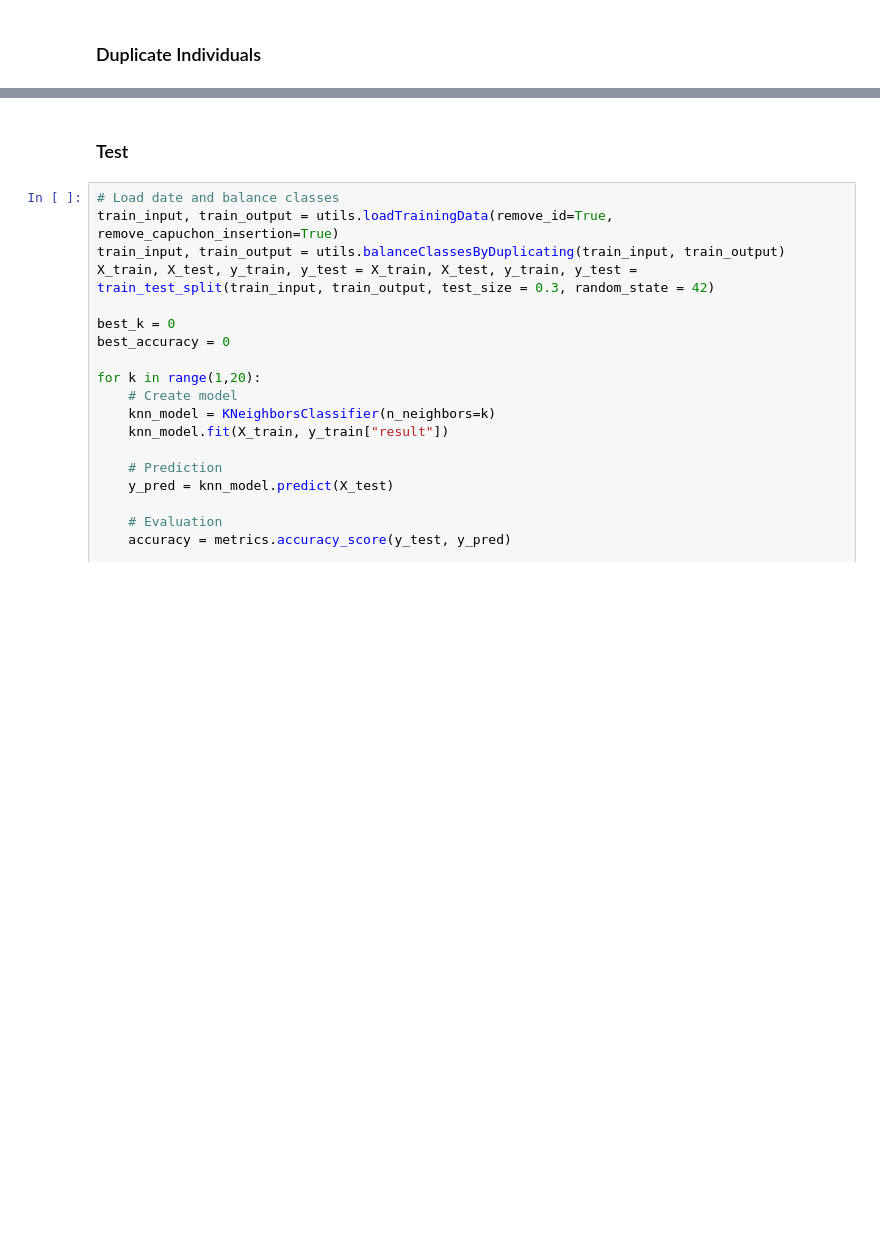
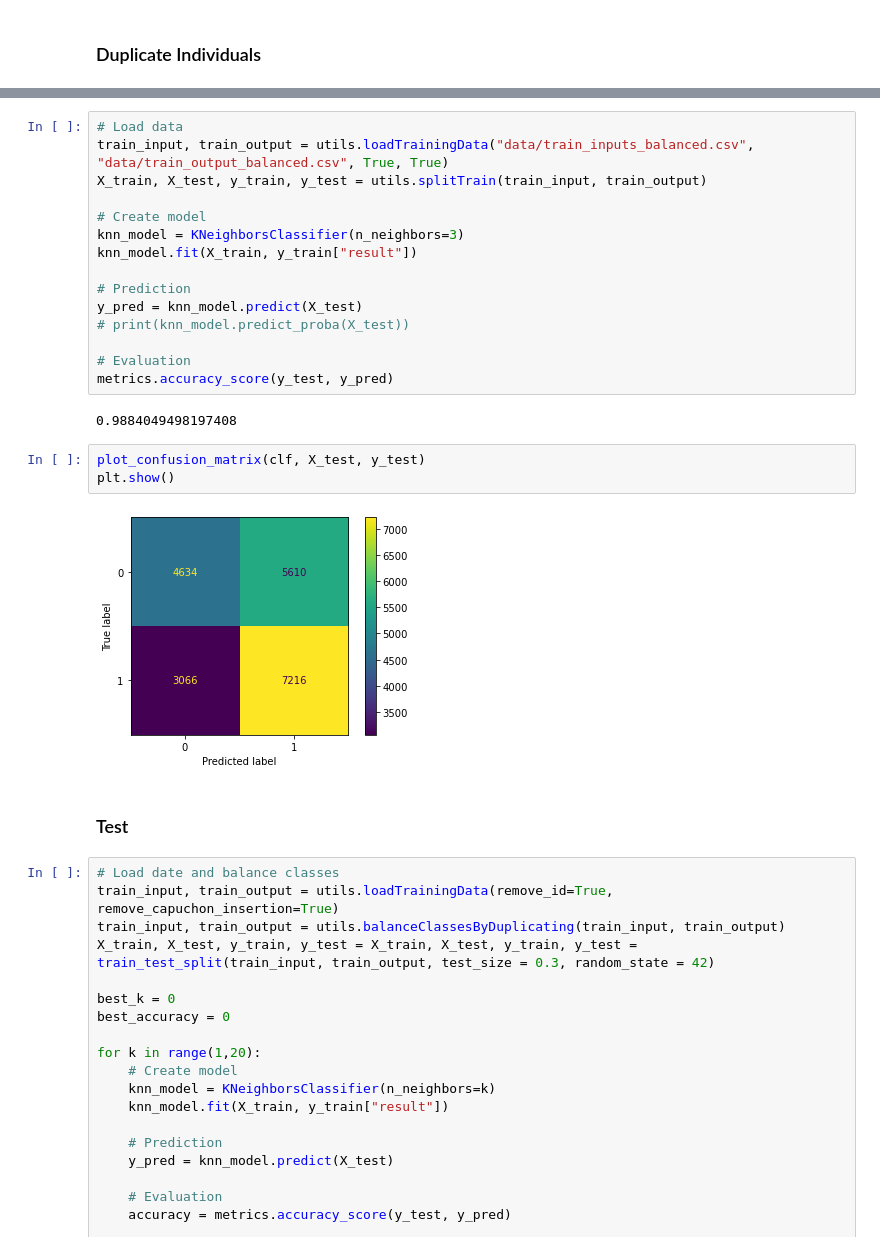
Before and after one commit to FABallemand/DefectPredictionOnProductionLines, a Jupyter notebook: k-nn.ipynb, the cells around one changed output, grey strips where cells are left out. Drawn from its saved outputs; the diff is of its cells as text; blank space fills up the shorter version.

```diff
--- a/k-nn.ipynb
+++ b/k-nn.ipynb
@@ -71,3 +92,25 @@ utils.modelEvaluation(clf, train_input, train_output, model_name="k-Nearest Neig
+# %%
+# Load data
+train_input, train_output = utils.loadTrainingData("data/train_inputs_balanced.csv", "data/train_output_balanced.csv", True, True)
+X_train, X_test, y_train, y_test = utils.splitTrain(train_input, train_output)
+
+# Create model
+knn_model = KNeighborsClassifier(n_neighbors=3)
+knn_model.fit(X_train, y_train["result"])
+
+# Prediction
+y_pred = knn_model.predict(X_test)
+# print(knn_model.predict_proba(X_test))
+
+# Evaluation
+metrics.accuracy_score(y_test, y_pred)
+# %% [output]
+0.9884049498197408
+# %%
+plot_confusion_matrix(clf, X_test, y_test)
+plt.show()
+# %% [output]
+[figure, added]
 # %% [markdown]
 ### Test
 # %%
```
Also changed, not shown: parts of 4 cells of this notebook, 14 other files.
